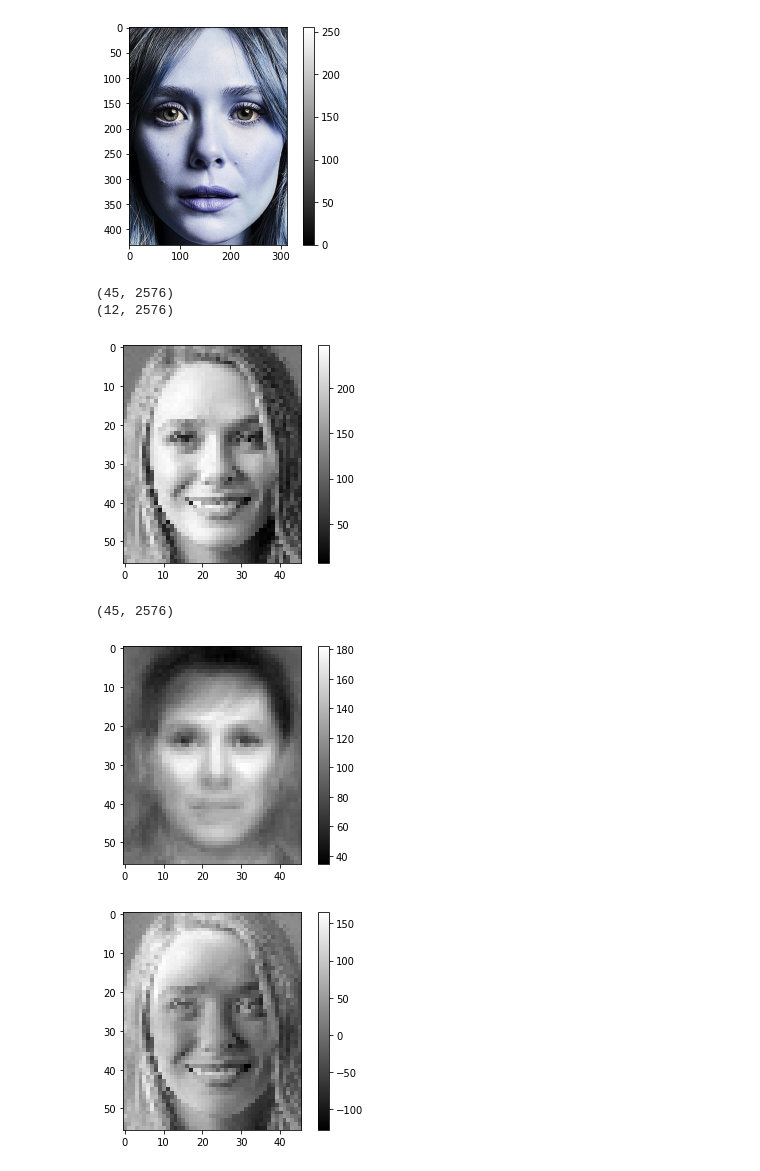
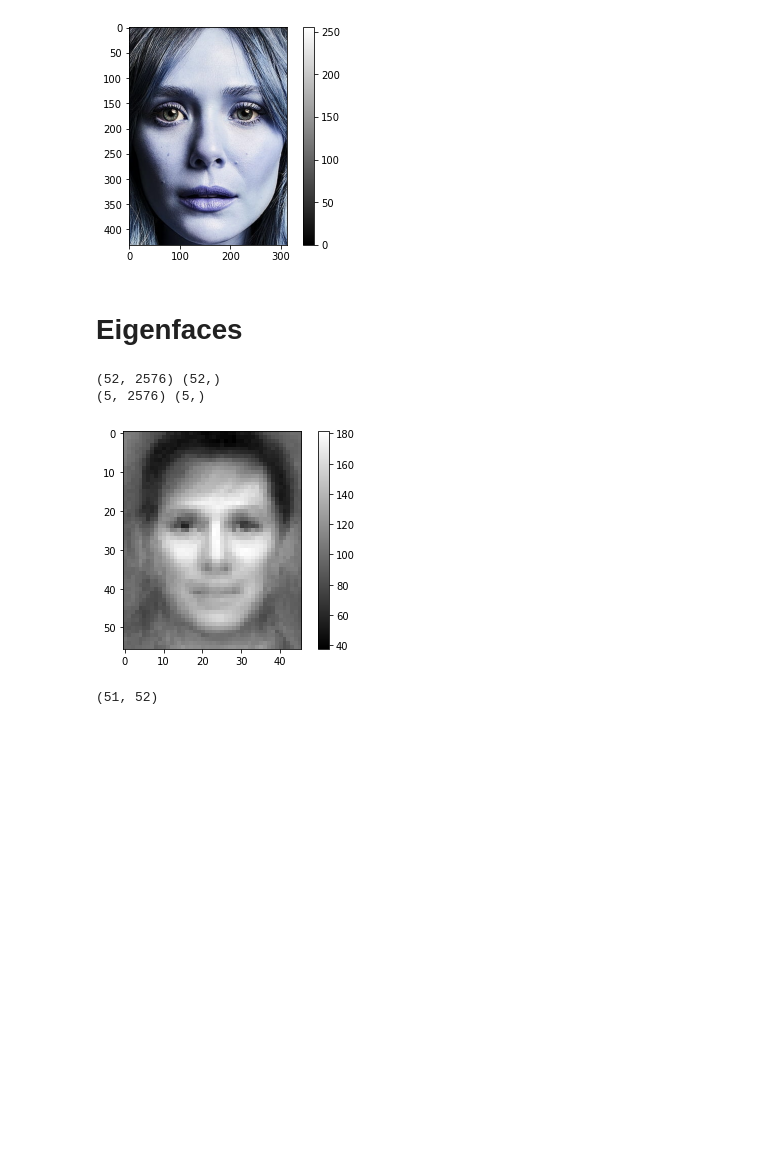
Before and after one commit to Krfld/ISEL-VARM, a Jupyter notebook: Face-Detection-Recognition-main/faces.ipynb, the cells around one changed output. Cells and saved outputs as stored; diff of their text form; code cells hidden in the pictures; blank space fills up the shorter version.

Commit message:
eigenfaces

```diff
--- a/Face-Detection-Recognition-main/faces.ipynb
+++ b/Face-Detection-Recognition-main/faces.ipynb
@@ -106,7 +106,8 @@ for file in files:
     x1.append(np.array(image))
     y1.append(
         "".join(
-            [i for i in os.path.splitext(os.path.basename(file))[0] if not i.isdigit()]
+            [i for i in os.path.splitext(os.path.basename(file))[
+                0] if not i.isdigit()]
         )
     )
 
@@ -231,41 +232,65 @@ for i in range(detections.shape[2]):
 [figure]
 Confidence: 0.9997633
 [figure]
+# %% [markdown]
+# Eigenfaces
 # %%
 from sklearn.model_selection import train_test_split
 
+
 def plot_flat(image):
-    plot(image.reshape(56,46))
+    plot(image.reshape((56, 46)))
 
-X_train, X_test, y_train, y_test = train_test_split(x1, y1, test_size=0.2) # Guarantee at least one class in test set
 
-#! Order test
+X_train, X_test, y_train, y_test = train_test_split(
+    x1, y1, test_size=5, stratify=y1)  # Guarantee at least one class in test set
 
-print(X_train.shape)
-print(X_test.shape)
+# Randomize train set
+idx = rd.permutation(X_train.shape[0])
+X_train = X_train[idx]
+y_train = y_train[idx]
 
-plot_flat(X_train[0])
+# Order test set
+idx = np.argsort(y_train)
+X_train = X_train[idx]
+y_train = y_train[idx]
 
-# X_train = X_train.transpose()
-print(X_train.shape)
+print(X_train.shape, y_train.shape)
+print(X_test.shape, y_test.shape)
+
+# for image in X_test:
+#     plot_flat(image)
 
 # Get mean face
 mean_face = np.zeros(56*46)
 for i in X_train:
     mean_face = np.add(mean_face, i)
 mean_face = np.divide(mean_face, X_train.shape[0])
 plot_flat(mean_face)
 
 # Subtract mean face from all faces
 for i in range(X_train.shape[0]):
     X_train[i] = X_train[i] - mean_face
 
-# X_train = X_train.transpose()
-plot_flat(X_train[0])
+# AC components
+A = X_train.T
+R = A.T.dot(A)
+w, v = np.linalg.eig(R)
+
+# Select N-1 eigenvectors
+idx = np.argsort(w)
+w = w[idx]
+v = v[:, idx]
+
+w = w[1:]
+v = v[:, 1:]
+W = A.dot(v)
+
+# Face classifier
+y = W.T.dot(A)
+print(y.shape)
 # %% [output]
-(45, 2576)
-(12, 2576)
+(52, 2576) (52,)
+(5, 2576) (5,)
-[figure, old version]
+[figure, new version]
-(45, 2576)
+(51, 52)
-[figure, removed]
-[figure, removed]
```
Also changed, not shown: parts of 1 cell of this notebook.
